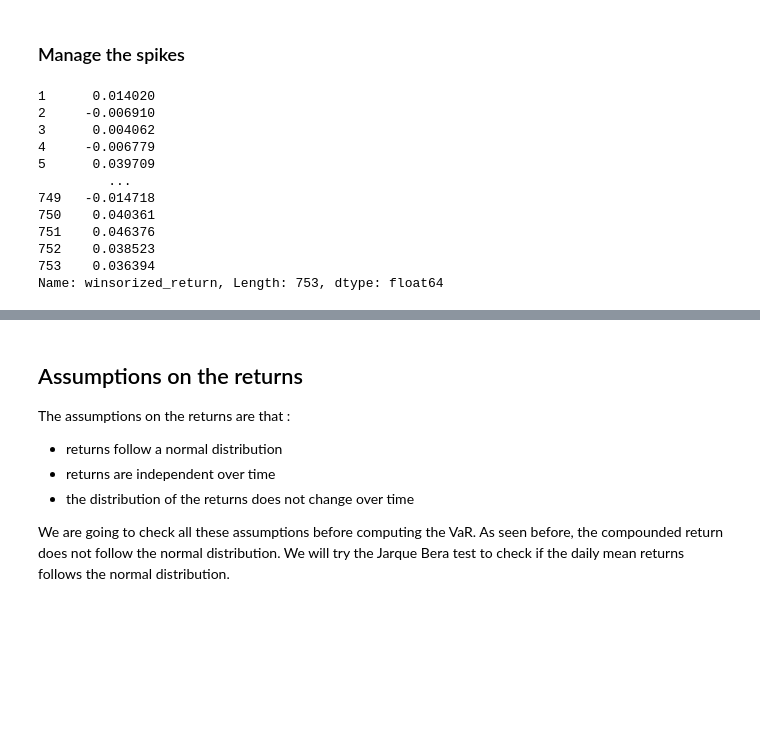
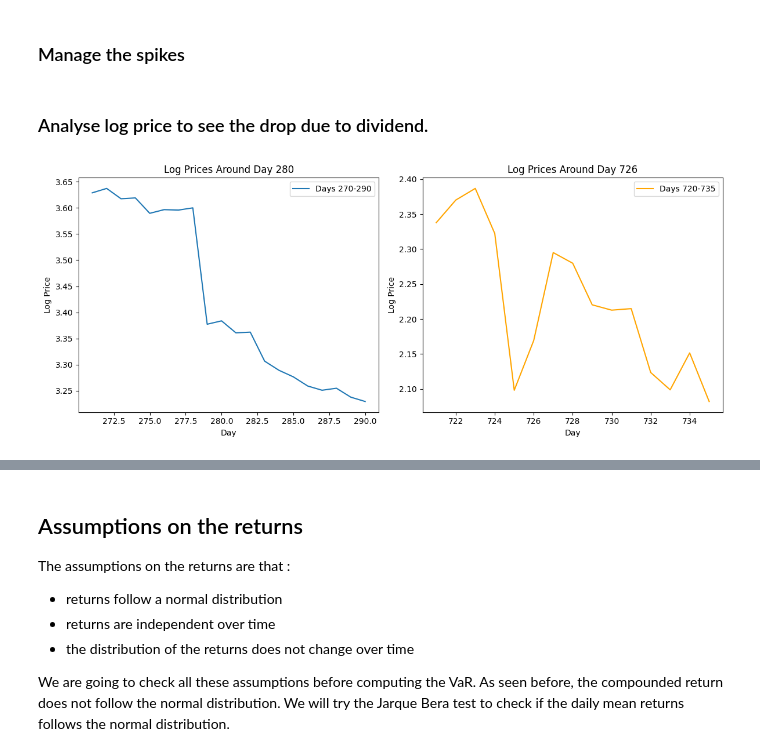
Before and after one commit to Adrien1126/EconometryProject, a Jupyter notebook: notebooks/notebookFinal.ipynb, the cells around one changed output, grey strips where cells are left out. Cells and saved outputs as stored; diff of their text form; code cells hidden in the pictures; blank space fills up the shorter version.

```diff
--- a/notebooks/notebookFinal.ipynb
+++ b/notebooks/notebookFinal.ipynb
@@ -437,23 +437,28 @@ print(spike_data)
     These spikes could also result from broader market events, like a financial crisis or macroeconomic news affecting the asset.
 # %% [markdown]
 ### Manage the spikes
-# %%
-# Ensure that the daily_return are in a certain range
-daily_closing_prices['winsorized_return'] = daily_closing_prices['daily_return'].clip(
-    lower=daily_closing_prices['daily_return'].quantile(0.01),
-    upper=daily_closing_prices['daily_return'].quantile(0.99)
-)
-print(daily_closing_prices['winsorized_return'])
-# %% [output]
-1      0.014020
-2     -0.006910
-3      0.004062
-4     -0.006779
-5      0.039709
-         ...
-749   -0.014718
-750    0.040361
-751    0.046376
-752    0.038523
-753    0.036394
-Name: winsorized_return, Length: 753, dtype: float64
+# %% [markdown]
+### Analyse log price to see the drop due to dividend.
+# %%
+# Create the figure and two subplots side by side
+fig, axes = plt.subplots(1, 2, figsize=(12, 5))
+
+# Plot for days 270 to 290
+axes[0].plot(daily_closing_prices['logprice'][270:290], label='Days 270-290')
+axes[0].set_title('Log Prices Around Day 280')
+axes[0].set_xlabel('Day')
+axes[0].set_ylabel('Log Price')
+axes[0].legend()
+
+# Plot for days 720 to 735
+axes[1].plot(daily_closing_prices['logprice'][720:735], label='Days 720-735', color='orange')
+axes[1].set_title('Log Prices Around Day 726')
+axes[1].set_xlabel('Day')
+axes[1].set_ylabel('Log Price')
+axes[1].legend()
+
+# Adjust layout and display the plots
+plt.tight_layout()
+plt.show()
+# %% [output]
+[figure, added]
```
Also changed, not shown: parts of 17 cells of this notebook.
